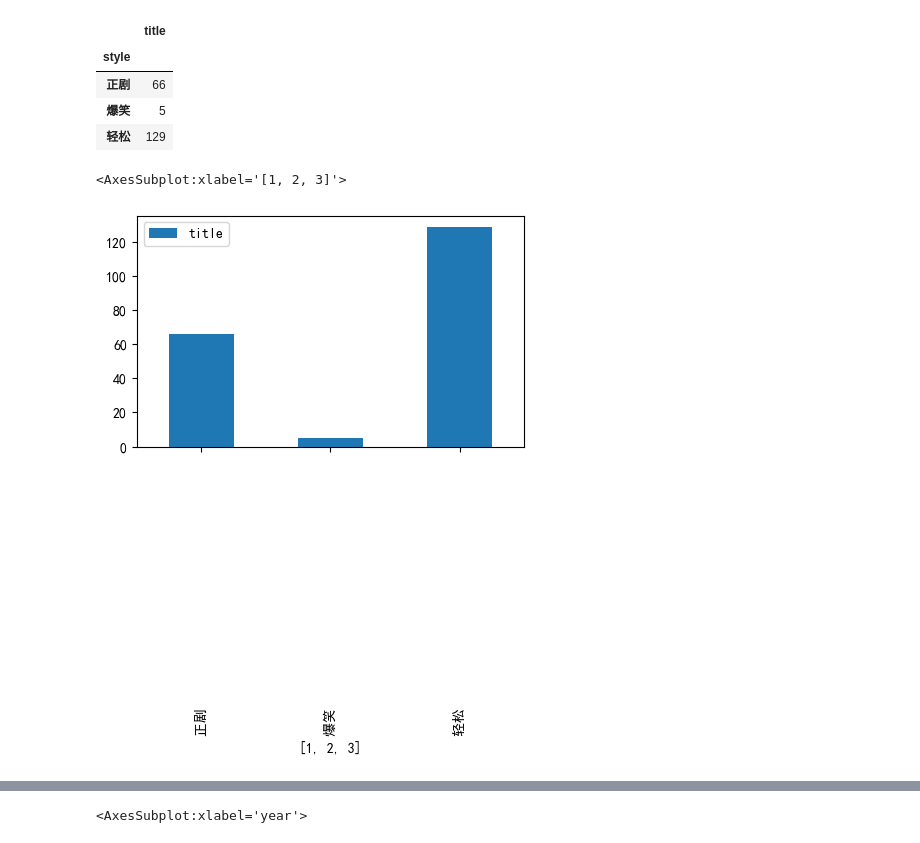
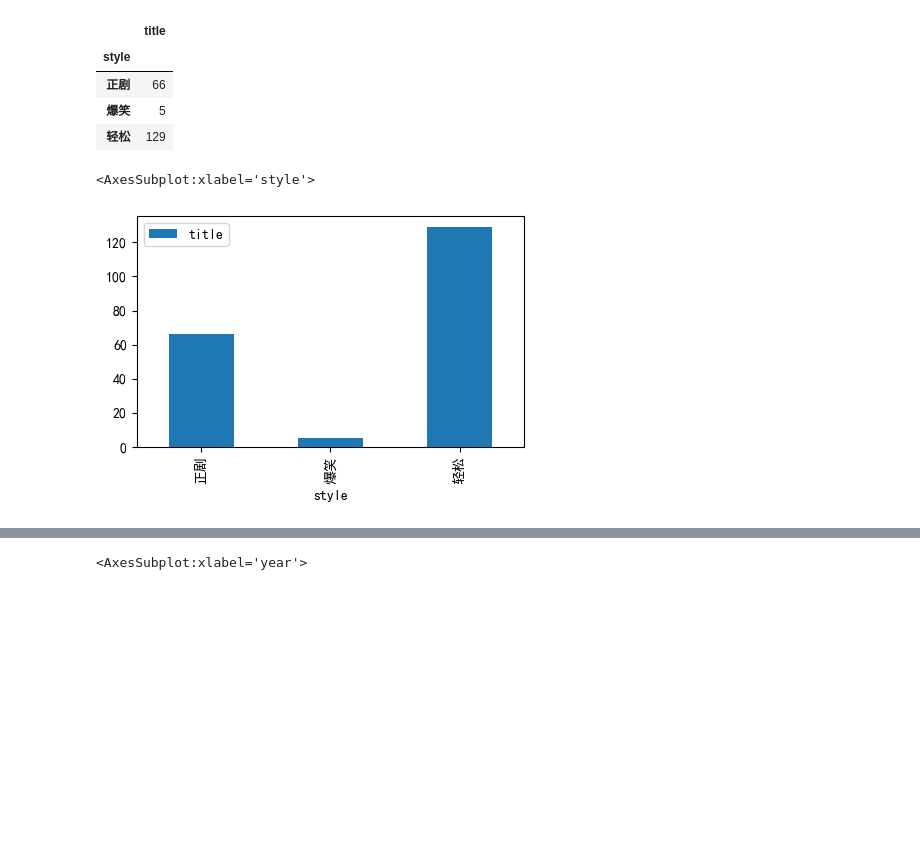
Before and after one commit to Ziyan-Wu/webc, a Jupyter notebook: pachong/ex03_jinjiangAnalysis.ipynb, the cells around one changed output, grey strips where cells are left out. Cells and saved outputs as stored; diff of their text form; code cells hidden in the pictures; blank space fills up the shorter version.

Commit message:
analysis df plot

```diff
--- a/pachong/ex03_jinjiangAnalysis.ipynb
+++ b/pachong/ex03_jinjiangAnalysis.ipynb
@@ -70,11 +70,19 @@ ls_rel = htmls.xpath('//a[@class="tooltip"]/@rel')
 
 # print(htmls.xpath('//tbody//td[@align="center"][3]/text()')) # style (轻松 or 正剧)
 # print(htmls.xpath('//tbody//td[@align="center"][5]/text()')) # time
-ls_style = htmls.xpath('//tbody//td[@align="center"][3]/text()')
+ls_style = []
+for style in htmls.xpath('//tbody//td[@align="center"][3]/text()'):
+    st = str(style).strip(' ')
+    ls_style.append(st)
+    # print(len(st))
 ls_time = htmls.xpath('//tbody//td[@align="center"][5]/text()')
 
 # print(htmls.xpath('//tbody//td[@align="right"][1]/text()')) # words
 # print(htmls.xpath('//tbody/tr/td[8]/text()')) # credits
-ls_words = htmls.xpath('//tbody//td[@align="right"][1]/text()')
 ls_credits = htmls.xpath('//tbody/tr/td[8]/text()')[2:]
+ls_words = []
+for word in htmls.xpath('//tbody//td[@align="right"][1]/text()'):
+    wd = str(word).strip(' ')
+    ls_words.append(wd)
+    # print(len(wd))
 # %%
@@ -91,6 +100,8 @@ dic = {'author': ls_author, 'author_link': ls_author_href,
        'title': ls_title, 'book_link': ls_title_href, 'intro': ls_rel,
        'time': ls_time, 'style': ls_style, 'words_num': ls_words, 'credits': ls_credits}
 df = pd.DataFrame(dic)
+
+df['year'] = df['time'].str.extract('(^\d{4})', expand=True)
 print(df)
 # %% [output]
     author                    author_link       title  \
@@ -184,8 +181,8 @@ df_style
 | 爆笑 | 5 |
 | 轻松 | 129 |
 # %%
-df_style.plot(kind='bar', figsize=(5, 3), xlabel=['1', '2', '3'])
+df_style.plot(kind='bar', figsize=(5, 3))
 # %% [output]
-<AxesSubplot:xlabel='[1, 2, 3]'>
+<AxesSubplot:xlabel='style'>
-[figure, old version]
+[figure, new version]
 # %%
```
Also changed, not shown: parts of 15 cells of this notebook.
